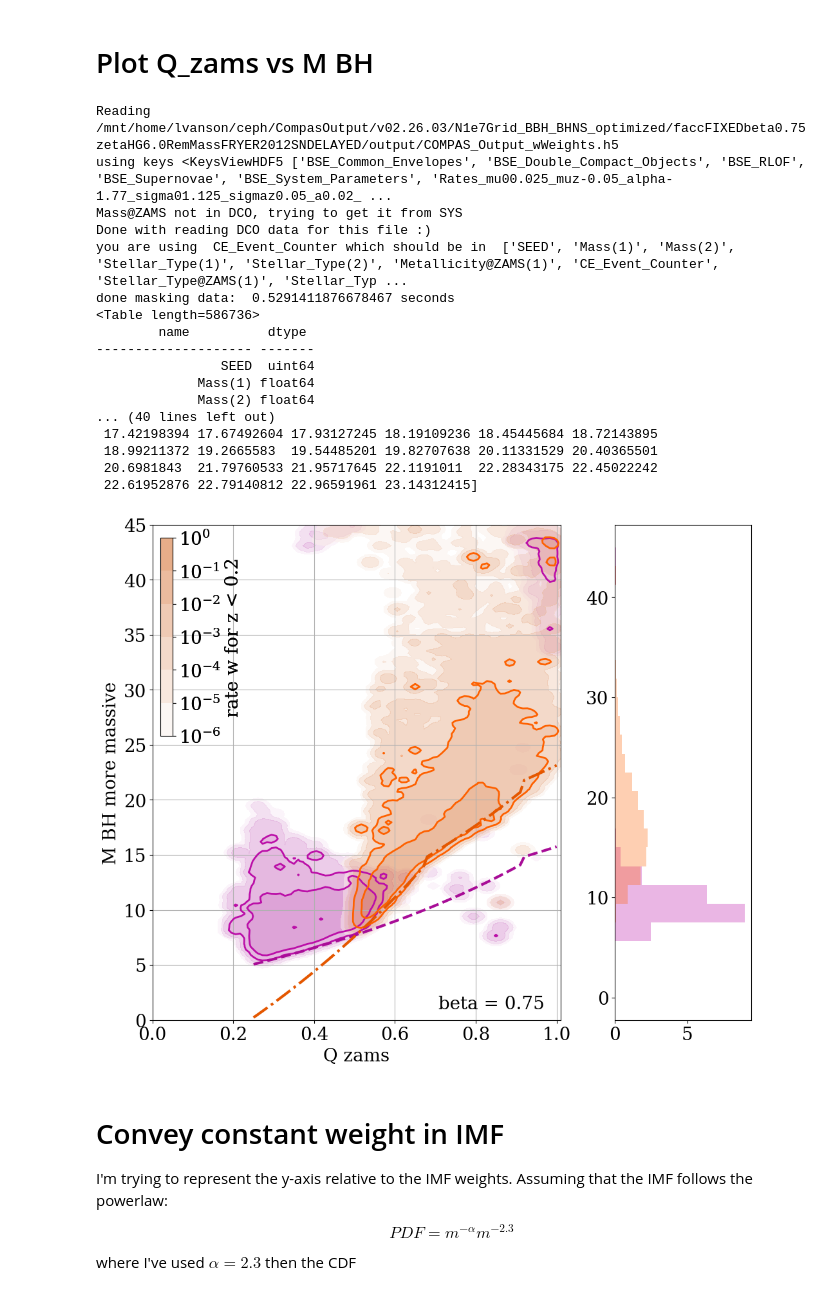
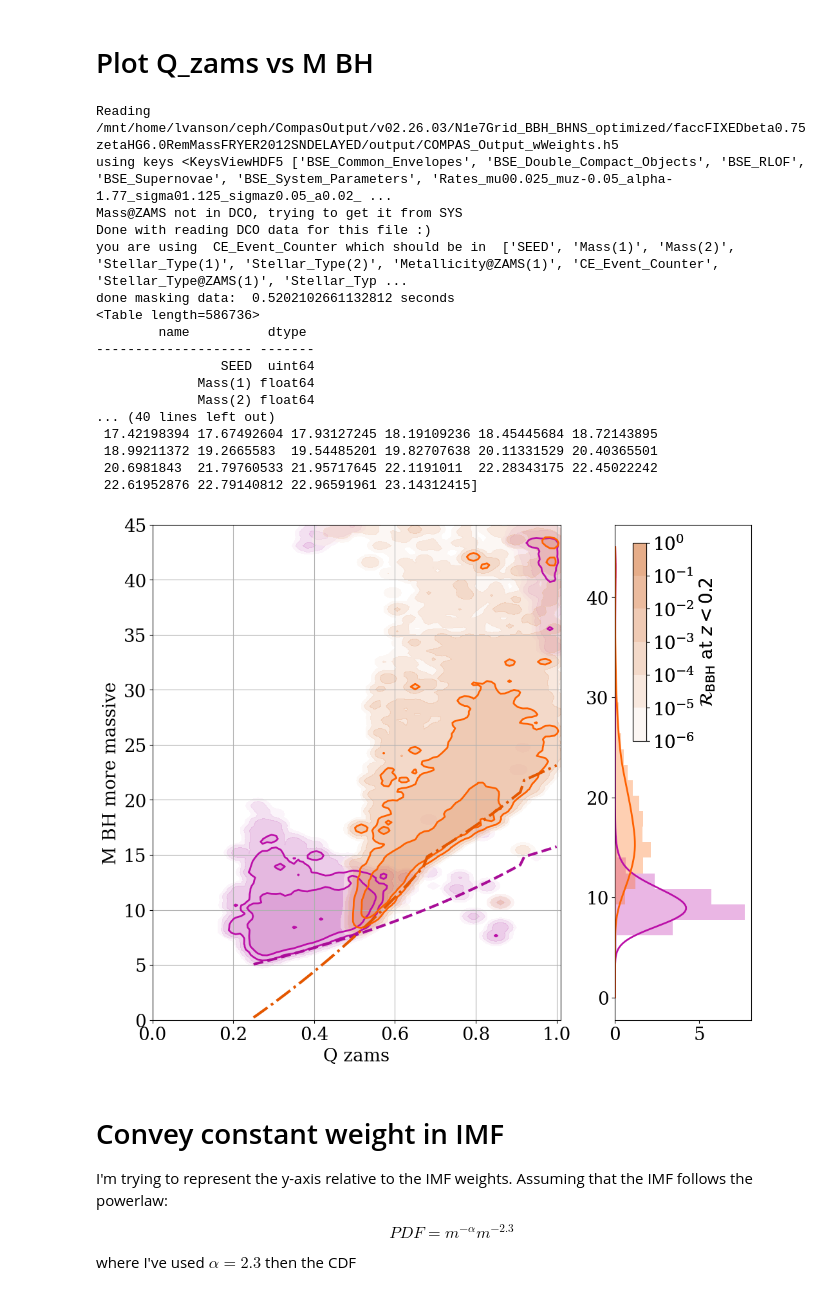
Before and after one commit to LiekeVanSon/BumpAt20, a Jupyter notebook: Code/qZAMS_M_plot.ipynb, the cells around one changed output. Drawn from its saved outputs; the diff is of its cells as text; code cells hidden in the pictures.

Commit message:
improved Qzams Mbh pklot for proposal

```diff
--- a/Code/qZAMS_M_plot.ipynb
+++ b/Code/qZAMS_M_plot.ipynb
@@ -335,6 +335,7 @@ done masking data:  0.5426201820373535 seconds
 # %%
 MRR_color = '#FE6100'     #'#7CD0CE'
 non_MRR_color = '#BB0FA8' # '#F16AA7'
+
 
 # Create custom colormaps that fade from the color to white
 non_MRR_cmap = LinearSegmentedColormap.from_list('non_MRR', ['white', darken_color(non_MRR_color, 0.9) ])
@@ -396,17 +397,21 @@ for i, to_plot_table in enumerate([M1_moremass_BBH, M2_moremass_BBH]):
                 levels=levels[3:], colors=colors[i], linewidths=2)
 
     # Create an inset axes for the colorbar
-    cax = inset_axes(ax,
-                    width="3%",  # width = 5% of parent_bbox width
+    cax = inset_axes(ax2,
+                    width="10%",  # width = x% of parent_bbox width
                     height="40%",  # height : 50%
-                    loc='upper left', bbox_to_anchor=(0.0, -0.01, 1, 1), bbox_transform=ax.transAxes)
-    cbar = fig.colorbar(im, cax=cax, orientation="vertical",label = 'rate w for z < 0.2')
+                    loc='upper left', bbox_to_anchor=(0.07, -0.02, 1, 1), bbox_transform=ax2.transAxes)
+    cbar = fig.colorbar(im, cax=cax, orientation="vertical",label = '$\mathcal{R}_{\mathrm{BBH}}$ at $z < 0.2$')
 
     # #######################
     # # Create the histogram interpolating to new y values
-    hist_bins = np.linspace(0,45,25)
-    ax2.hist(to_plot_table['M_moreMassive'], bins= hist_bins, weights = to_plot_weight,
+    hist_bins = np.linspace(0,45,30)
+    n_hist, bins, _ = ax2.hist(to_plot_table['M_moreMassive'], bins= hist_bins, weights = to_plot_weight,
             orientation='horizontal', color=colors[i], alpha=0.3)
+    # plot KDE of the histogram
+    kde = stats.gaussian_kde(to_plot_table['M_moreMassive'], weights=to_plot_weight, bw_method=0.3)
+    y_kde = np.linspace(0, 45, 200)
+    ax2.plot(kde(y_kde)* sum(n_hist), y_kde, color=colors[i], lw=2)
 
 
 # #######
@@ -419,38 +424,38 @@ ax.plot(qzams, minM_BH2, color = darken_color(MRR_color,0.9), lw = 3, ls = '-.',
 # ax.xaxis.set_major_formatter(FormatStrFormatter('%.2f'))
 
 #######
-ax.text(0.7, 0.05, 'beta = %s' % (BETA), ha='left', va='top', transform=ax.transAxes, size=20)
+# ax.text(0.7, 0.05, 'beta = %s' % (BETA), ha='left', va='top', transform=ax.transAxes, size=20)
 
 ax.set_xlabel('Q zams')
 ax.set_ylabel('M BH more massive')
 
 ax.set_ylim(0,45)
 ax.set_xlim(0,1.01)
 
 ax.grid(True)
 
 # ax.set_title(sim_name, fontsize =15)
-plt.savefig(f'../Plots/qzams_vs_MBH1_beta{BETA}.pdf', bbox_inches='tight')
+plt.savefig(f'../Plots/qzams_vs_MBH1_beta{BETA}.pdf', bbox_inches='tight', transparent=True )
 plt.show()
 # %% [output]
 Reading  /mnt/home/lvanson/ceph/CompasOutput/v02.26.03/N1e7Grid_BBH_BHNS_optimized/faccFIXEDbeta0.75zetaHG6.0RemMassFRYER2012SNDELAYED/output/COMPAS_Output_wWeights.h5
 using keys <KeysViewHDF5 ['BSE_Common_Envelopes', 'BSE_Double_Compact_Objects', 'BSE_RLOF', 'BSE_Supernovae', 'BSE_System_Parameters', 'Rates_mu00.025_muz-0.05_alpha-1.77_sigma01.125_sigmaz0.05_a0.02_ ...
 Mass@ZAMS not in DCO, trying to get it from SYS
 Done with reading DCO data for this file :)
 you are using  CE_Event_Counter which should be in  ['SEED', 'Mass(1)', 'Mass(2)', 'Stellar_Type(1)', 'Stellar_Type(2)', 'Metallicity@ZAMS(1)', 'CE_Event_Counter', 'Stellar_Type@ZAMS(1)', 'Stellar_Typ ...
-done masking data:  0.5291411876678467 seconds
+done masking data:  0.5202102661132812 seconds
 <Table length=586736>
         name          dtype
 -------------------- -------
                 SEED  uint64
              Mass(1) float64
              Mass(2) float64
 ... (40 lines left out)
  17.42198394 17.67492604 17.93127245 18.19109236 18.45445684 18.72143895
  18.99211372 19.2665583  19.54485201 19.82707638 20.11331529 20.40365501
  20.6981843  21.79760533 21.95717645 22.1191011  22.28343175 22.45022242
  22.61952876 22.79140812 22.96591961 23.14312415]
-[figure, old version]
+[figure, new version]
 # %% [markdown]
 # Convey constant weight in IMF
 
```
Also changed, not shown: parts of 1 cell of this notebook, 1 other file.
